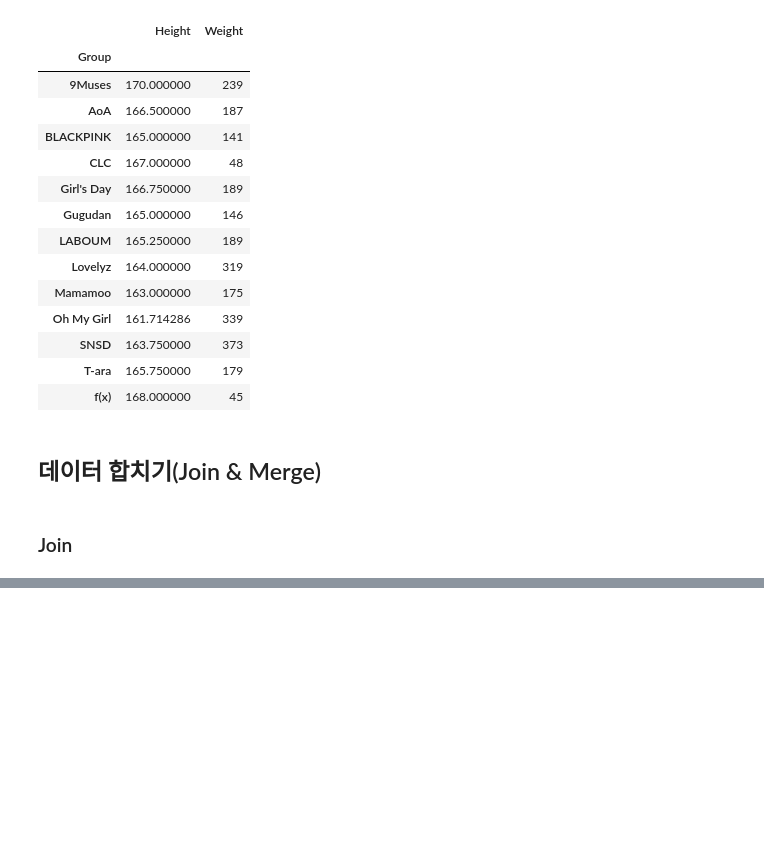
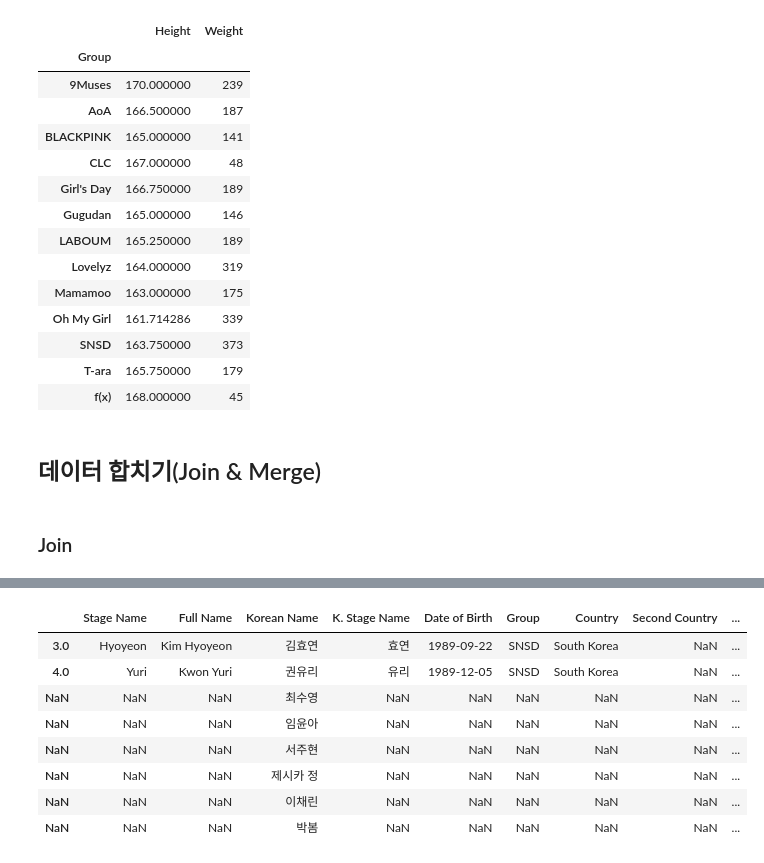
Before and after one commit to sleeptiger/Abc-project, a Jupyter notebook: pandas정리L.ipynb, the cells around one changed output, grey strips where cells are left out. Cells and saved outputs as stored; diff of their text form; code cells hidden in the pictures; blank space fills up the shorter version.

```diff
--- a/pandas정리L.ipynb
+++ b/pandas정리L.ipynb
@@ -564,0 +577,13 @@ df2 = df.loc[3:10, ['Korean Name', 'Instagram']]
+# %%
+df1.join(df2.set_index('Korean Name'), on='Korean Name', how='right')
+# df1 = right /// df2 = left
+# %% [output]
+|  | Stage Name | Full Name | Korean Name | K. Stage Name | Date of Birth | Group | Country | Second Country | ... |
+| 3.0 | Hyoyeon | Kim Hyoyeon | 김효연 | 효연 | 1989-09-22 | SNSD | South Korea | NaN | ... |
+| 4.0 | Yuri | Kwon Yuri | 권유리 | 유리 | 1989-12-05 | SNSD | South Korea | NaN | ... |
+| NaN | NaN | NaN | 최수영 | NaN | NaN | NaN | NaN | NaN | ... |
+| NaN | NaN | NaN | 임윤아 | NaN | NaN | NaN | NaN | NaN | ... |
+| NaN | NaN | NaN | 서주현 | NaN | NaN | NaN | NaN | NaN | ... |
+| NaN | NaN | NaN | 제시카 정 | NaN | NaN | NaN | NaN | NaN | ... |
+| NaN | NaN | NaN | 이채린 | NaN | NaN | NaN | NaN | NaN | ... |
+| NaN | NaN | NaN | 박봄 | NaN | NaN | NaN | NaN | NaN | ... |
```
Also changed, not shown: parts of 12 cells of this notebook.
